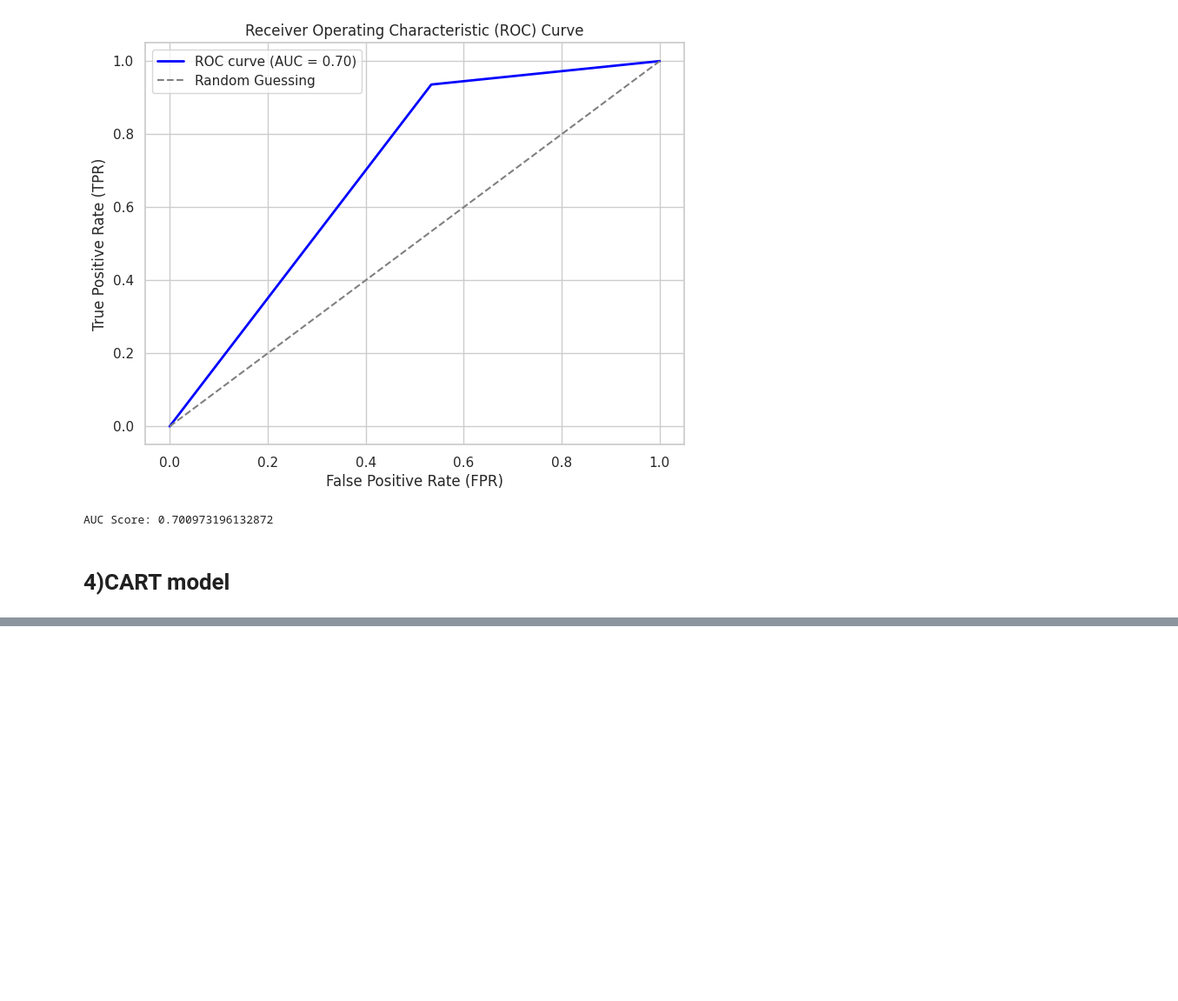
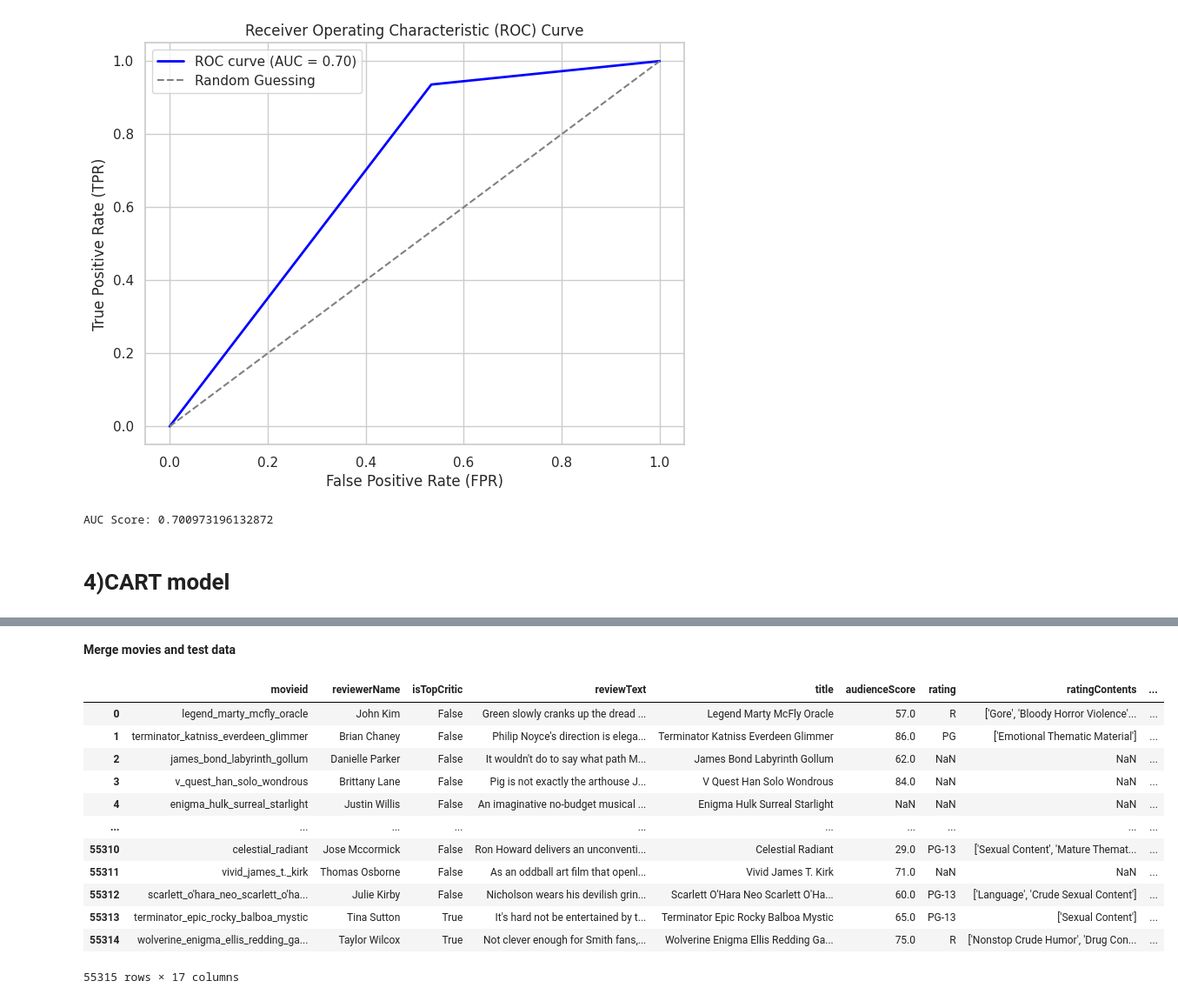
Before and after one commit to madhurasharan/Sentimental-Analysis-on-movie-reviews, a Jupyter notebook: Sentimental_analysis.ipynb, the cells around one changed output, grey strips where cells are left out. Shown: that part at 87% size. Drawn from its saved outputs; the diff is of its cells as text; code cells hidden in the pictures; blank space fills up the shorter version.

```diff
--- a/Sentimental_analysis.ipynb
+++ b/Sentimental_analysis.ipynb
@@ -904,0 +974,3 @@ print("Classification Report:\n", class_report)
+# %%
+test=pd.read_csv("test.csv")
+test
@@ -904,0 +991,23 @@ print("Classification Report:\n", class_report)
+# %% [markdown]
+**Merge movies and test data**
+# %%
+#extracting unique columns from movies.csv(taking only the first occurance of each movie_id)
+movies_unique = movies[movies.groupby('movieid').cumcount() == 0]
+
+# Perform a left merge with the first match for each movie_id
+test_data = pd.merge(test, movies_unique, on='movieid', how='left')
+test_data
+# %% [output]
+|  | movieid | reviewerName | isTopCritic | reviewText | title | audienceScore | rating | ratingContents | ... |
+| 0 | legend_marty_mcfly_oracle | John Kim | False | Green slowly cranks up the dread ... | Legend Marty McFly Oracle | 57.0 | R | ['Gore', 'Bloody Horror Violence'... | ... |
+| 1 | terminator_katniss_everdeen_glimmer | Brian Chaney | False | Philip Noyce's direction is elega... | Terminator Katniss Everdeen Glimmer | 86.0 | PG | ['Emotional Thematic Material'] | ... |
+| 2 | james_bond_labyrinth_gollum | Danielle Parker | False | It wouldn't do to say what path M... | James Bond Labyrinth Gollum | 62.0 | NaN | NaN | ... |
+| 3 | v_quest_han_solo_wondrous | Brittany Lane | False | Pig is not exactly the arthouse J... | V Quest Han Solo Wondrous | 84.0 | NaN | NaN | ... |
+| 4 | enigma_hulk_surreal_starlight | Justin Willis | False | An imaginative no-budget musical ... | Enigma Hulk Surreal Starlight | NaN | NaN | NaN | ... |
+| ... | ... | ... | ... | ... | ... | ... | ... | ... | ... |
+| 55310 | celestial_radiant | Jose Mccormick | False | Ron Howard delivers an unconventi... | Celestial Radiant | 29.0 | PG-13 | ['Sexual Content', 'Mature Themat... | ... |
+| 55311 | vivid_james_t._kirk | Thomas Osborne | False | As an oddball art film that openl... | Vivid James T. Kirk | 71.0 | NaN | NaN | ... |
+| 55312 | scarlett_o'hara_neo_scarlett_o'ha... | Julie Kirby | False | Nicholson wears his devilish grin... | Scarlett O'Hara Neo Scarlett O'Ha... | 60.0 | PG-13 | ['Language', 'Crude Sexual Content'] | ... |
+| 55313 | terminator_epic_rocky_balboa_mystic | Tina Sutton | True | It's hard not be entertained by t... | Terminator Epic Rocky Balboa Mystic | 65.0 | PG-13 | ['Sexual Content'] | ... |
+| 55314 | wolverine_enigma_ellis_redding_ga... | Taylor Wilcox | True | Not clever enough for Smith fans,... | Wolverine Enigma Ellis Redding Ga... | 75.0 | R | ['Nonstop Crude Humor', 'Drug Con... | ... |
+55315 rows × 17 columns
```
Also changed, not shown: parts of 26 cells of this notebook.
